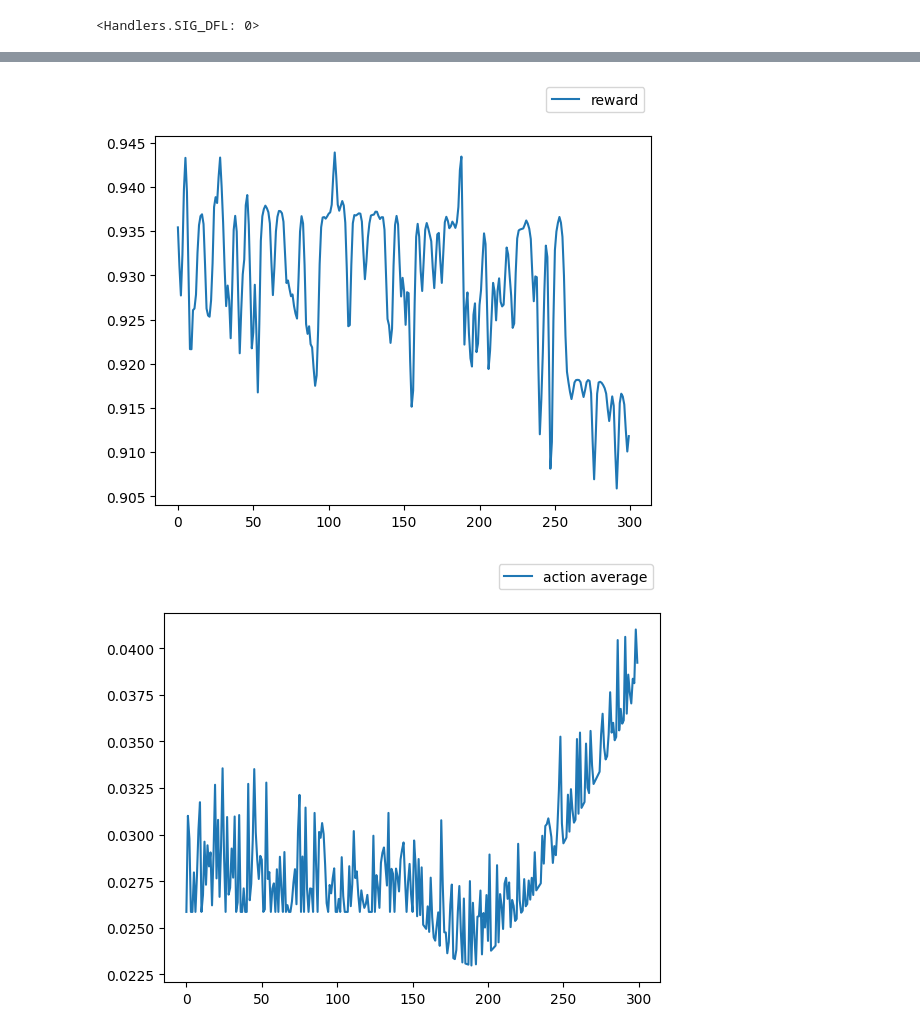
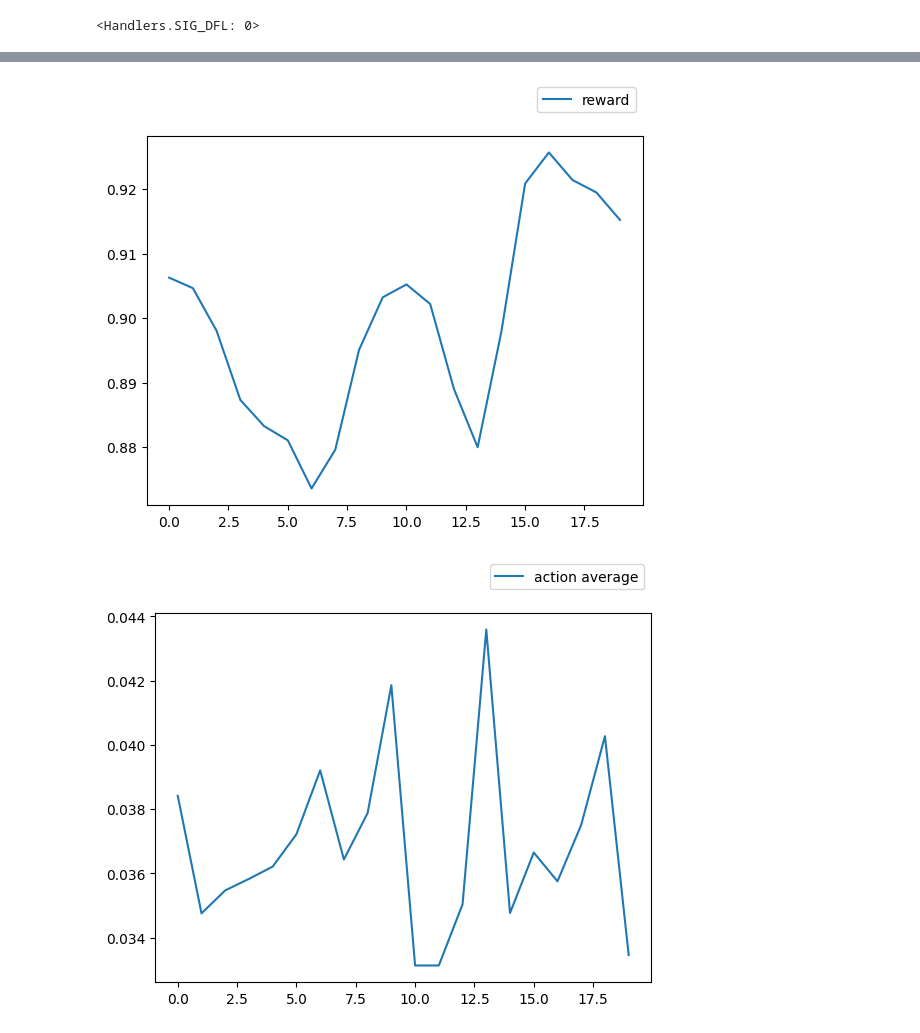
Before and after one commit to Atarilab/ATARI_2DOF_Drawing_Bot, a Jupyter notebook: code/api/main.ipynb, the cells around one changed output, grey strips where cells are left out. Saved outputs shown, nothing was run; the diff lists cells and outputs as text; code cells hidden in the pictures.

```diff
--- a/code/api/main.ipynb
+++ b/code/api/main.ipynb
@@ -156,9 +157,9 @@ def training_cycle(cycle_index, num_of_cycles):
         trajectory, template = get_template()
 
         random_action_prob = 0
-        RANDOM_CUTOFF = 300
+        RANDOM_CUTOFF = 1000
         if cycle_index < RANDOM_CUTOFF:
-            random_action_prob = np.random.random() * (0.01 - (cycle_index/(RANDOM_CUTOFF * 100))) + 0.000001# * pow(0.998, cycle_index)# - (cycle_index/(12*num_of_cycles))
+            random_action_prob = np.random.random() * (0.015 - (cycle_index/(RANDOM_CUTOFF * 100))) + 0.000001# * pow(0.998, cycle_index)# - (cycle_index/(12*num_of_cycles))
 
         train_actor = False
         if cycle_index > 150:
@@ -192,7 +193,7 @@ def training_cycle(cycle_index, num_of_cycles):
         if 0:
             gc.collect()
 # %%
-NUM_OF_CYCLES = 500
+NUM_OF_CYCLES = 20
 inital_weights = []
 
 for layer in model.critic.layers:
@@ -238,2 +238,2 @@ Cylce: 299      Exploration factor: 0.003525295181292967        Reward: 0.916511
-[figure, old version]
+[figure, new version]
-[figure, old version]
+[figure, new version]
```
Also changed, not shown: parts of 3 cells of this notebook, 8 other files.
